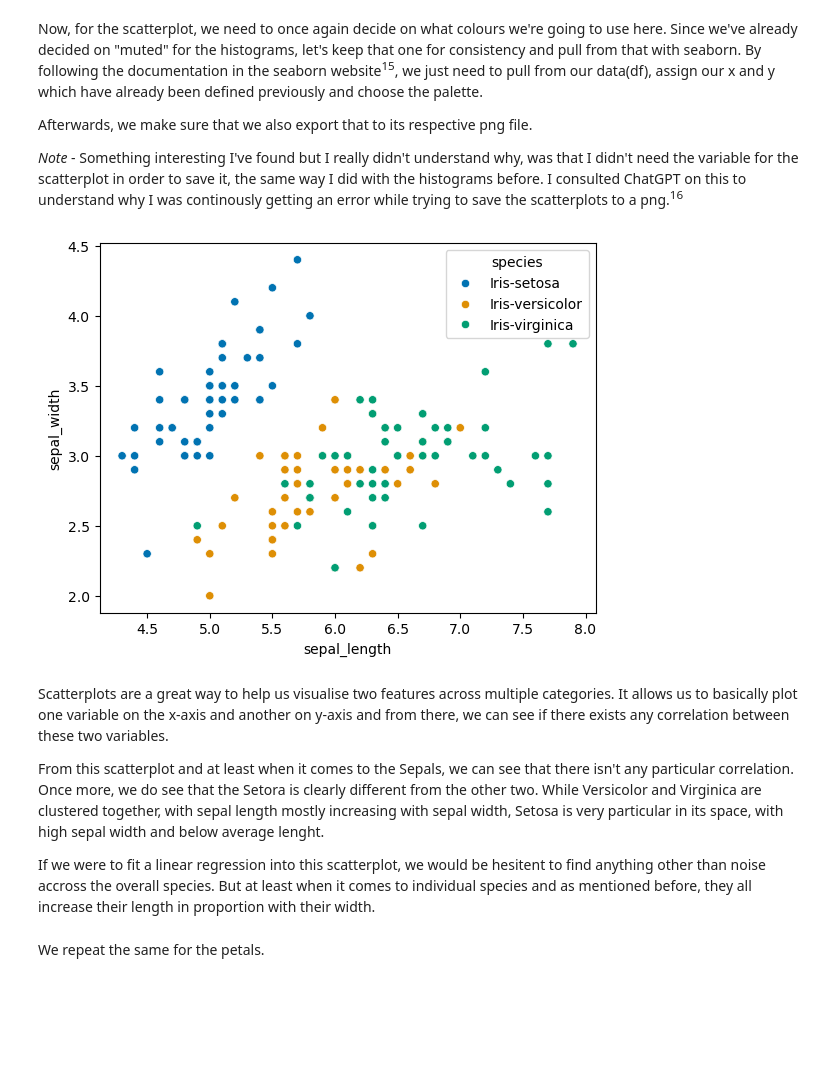
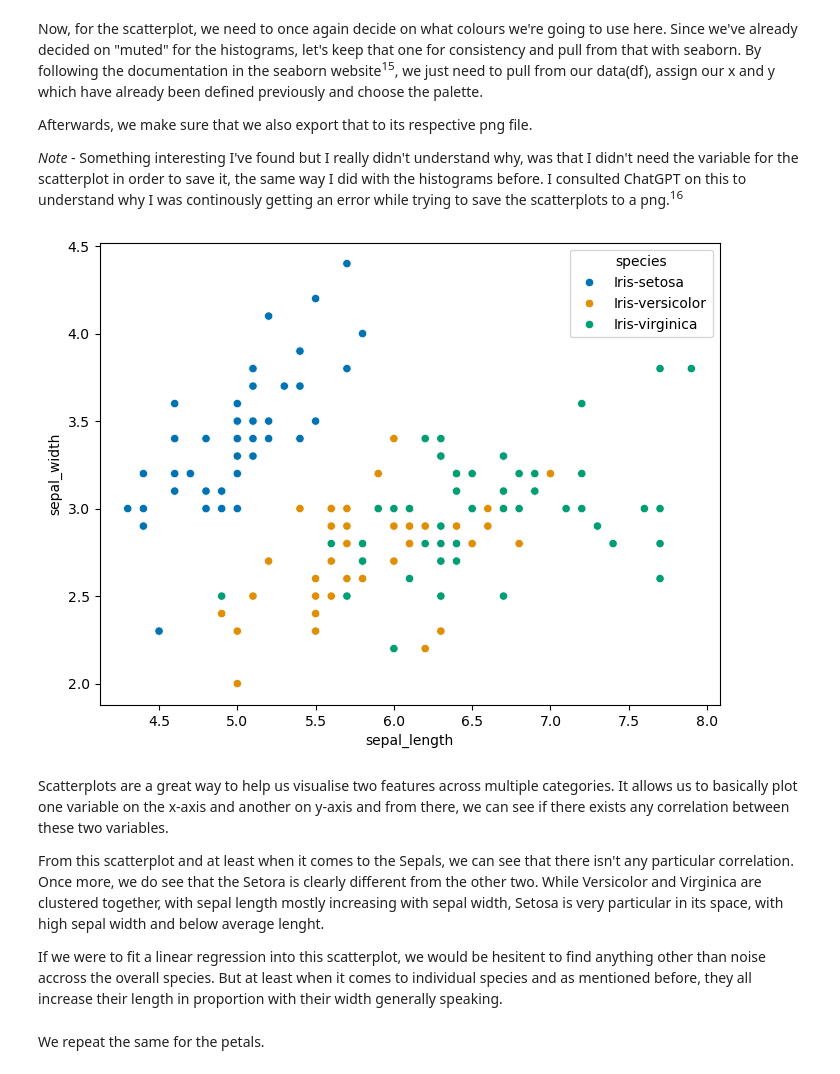
Before and after one commit to LoicBagnoud/pands-project, a Jupyter notebook: iris.ipynb, the cells around one changed output. Drawn from its saved outputs; the diff is of its cells as text; code cells hidden in the pictures; blank space fills up the shorter version.

```diff
--- a/iris.ipynb
+++ b/iris.ipynb
@@ -231,18 +231,20 @@ Afterwards, we make sure that we also export that to its respective png file.
 _Note_ - Something interesting I've found but I really didn't understand why, was that I didn't need the variable for the scatterplot in order to save it, the same way I did with the histograms before. I consulted ChatGPT on this to understand why I was continously getting an error while trying to save the scatterplots to a png.<sup>16</sup>
 # %%
 # We assign once more our dataframe and name our x and y values (which will be our columns), the hue and the palette we want.
+# I also found out about .figure which allows us to create  blank canvas so we can specify the height and width we want.
+plt.figure(figsize=(8, 6))
 sns.scatterplot(data=df, x="sepal_length", y="sepal_width", hue="species", palette="colorblind")
 # Save it with the savefig command.
 plt.savefig("sepal_scatterplot.png", bbox_inches='tight')
 plt.show()
 # %% [output]
-[figure, old version]
+[figure, new version]
 # %% [markdown]
 Scatterplots are a great way to help us visualise two features across multiple categories. It allows us to basically plot one variable on the x-axis and another on y-axis and from there, we can see if there exists any correlation between these two variables.
 >
 From this scatterplot and at least when it comes to the Sepals, we can see that there isn't any particular correlation. Once more, we do see that the Setora is clearly different from the other two. While Versicolor and Virginica are clustered together, with sepal length mostly increasing with sepal width, Setosa is very particular in its space, with high sepal width and below average lenght.
 >
-If we were to fit a linear regression into this scatterplot, we would be hesitent to find anything other than noise accross the overall species. But at least when it comes to individual species and as mentioned before, they all increase their length in proportion with their width.
+If we were to fit a linear regression into this scatterplot, we would be hesitent to find anything other than noise accross the overall species. But at least when it comes to individual species and as mentioned before, they all increase their length in proportion with their width generally speaking.
 # %% [markdown]
 We repeat the same for the petals.
 # %%
```
Also changed, not shown: parts of 14 cells of this notebook, 10 other files.
